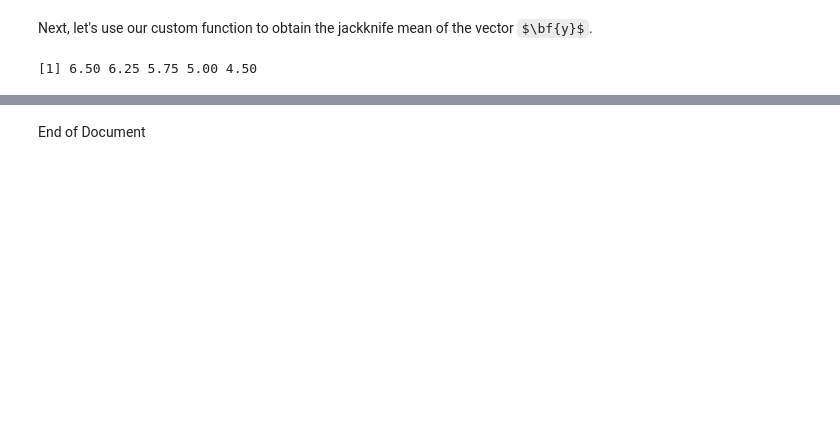
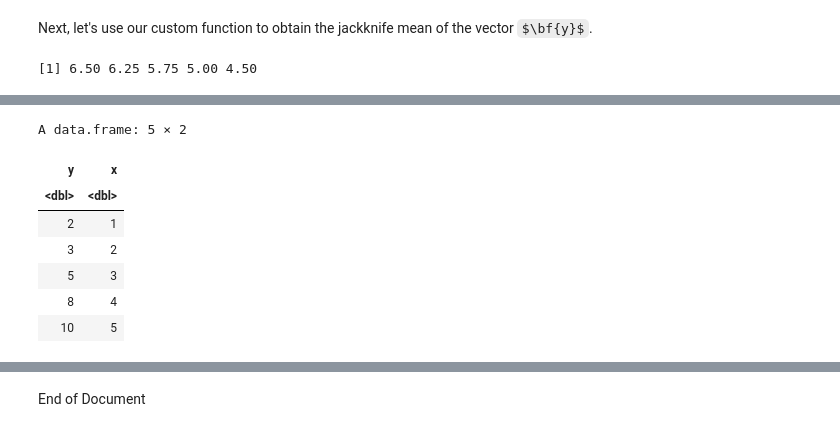
Before and after one commit to christophermalone/stat360, a Jupyter notebook: Handout10.ipynb, the cells around one changed output, grey strips where cells are left out. Drawn from its saved outputs; the diff is of its cells as text; code cells hidden in the pictures; some formulas as TeX source; blank space fills up the shorter version.

```diff
--- a/Handout10.ipynb
+++ b/Handout10.ipynb
@@ -222,0 +186,17 @@ ggplot(data=DFBETA_Outcomes, aes(x=rowid,y=DFBeta_slope)) +
+# %%
+#Getting the two vectors in R
+y_vector = c(2, 3, 5, 8, 10)
+x_vector = c(1, 2, 3, 4, 5)
+
+#Creating the mydata data.frame
+mydata <- data.frame(y=y_vector, x = x_vector)
+mydata
+# %% [output]
+A data.frame: 5 × 2
+| y | x |
+| <dbl> | <dbl> |
+| 2 | 1 |
+| 3 | 2 |
+| 5 | 3 |
+| 8 | 4 |
+| 10 | 5 |
```
Also changed, not shown: parts of 55 cells of this notebook.
